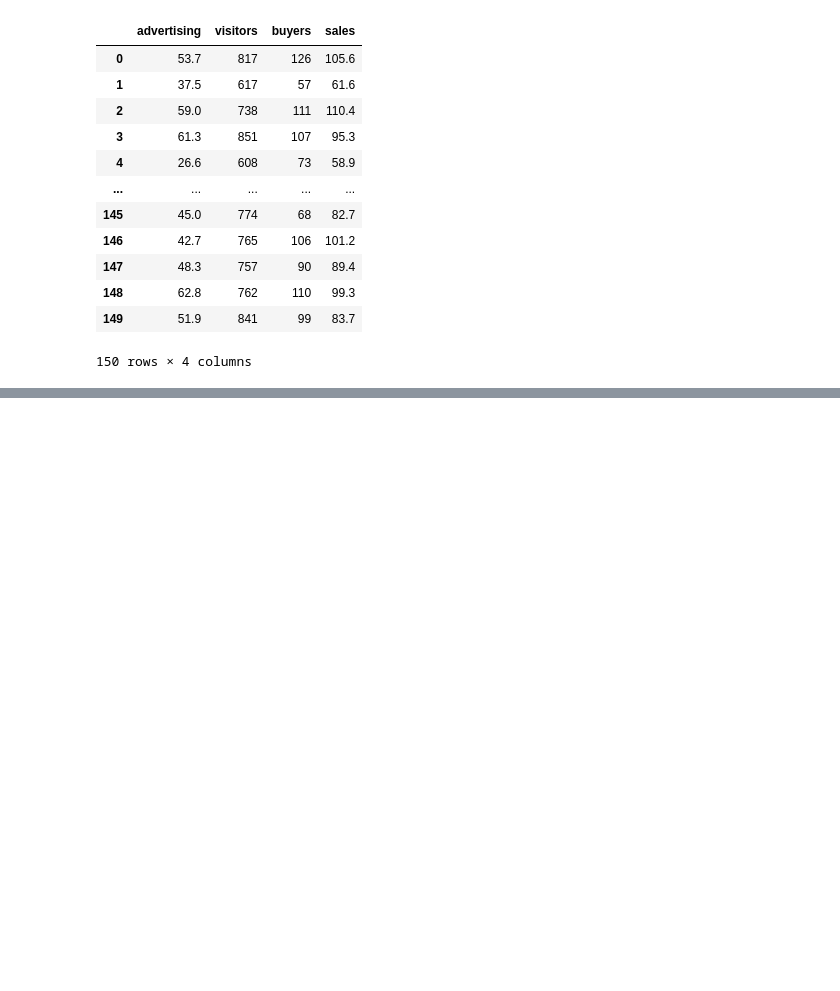
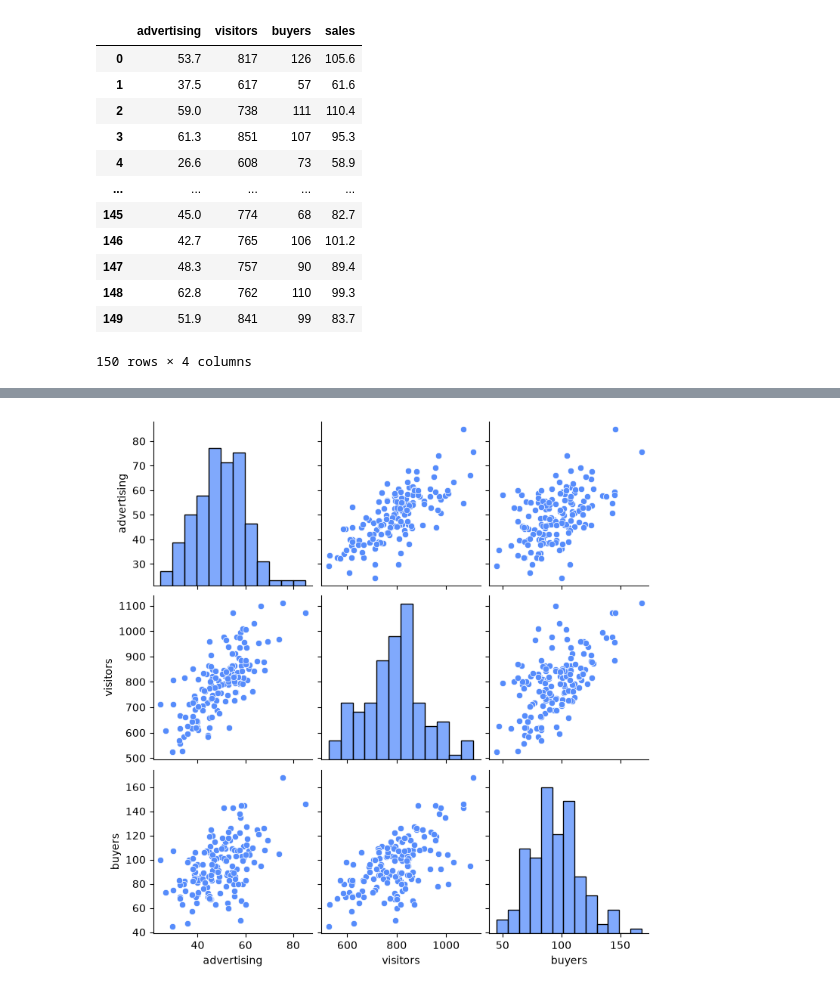
Before and after one commit to eddie1031/2026_SKP_005, a Jupyter notebook: seaborn_exp/multivariable_data/multivariable_data_visualization.ipynb, the cells around one changed output, grey strips where cells are left out. Cells and saved outputs as stored; diff of their text form; code cells hidden in the pictures; blank space fills up the shorter version.

```diff
--- a/seaborn_exp/multivariable_data/multivariable_data_visualization.ipynb
+++ b/seaborn_exp/multivariable_data/multivariable_data_visualization.ipynb
@@ -272,0 +281,16 @@ pair_df
+# %%
+# 변수(variable)
+# var
+
+sns.pairplot(
+    data=pair_df,
+    vars=[
+        'advertising',
+        'visitors',
+        'buyers',
+    ]
+)
+
+plt.show()
+# %% [output]
+[figure, added]
```
Also changed, not shown: parts of 3 cells of this notebook, 3 other files.
